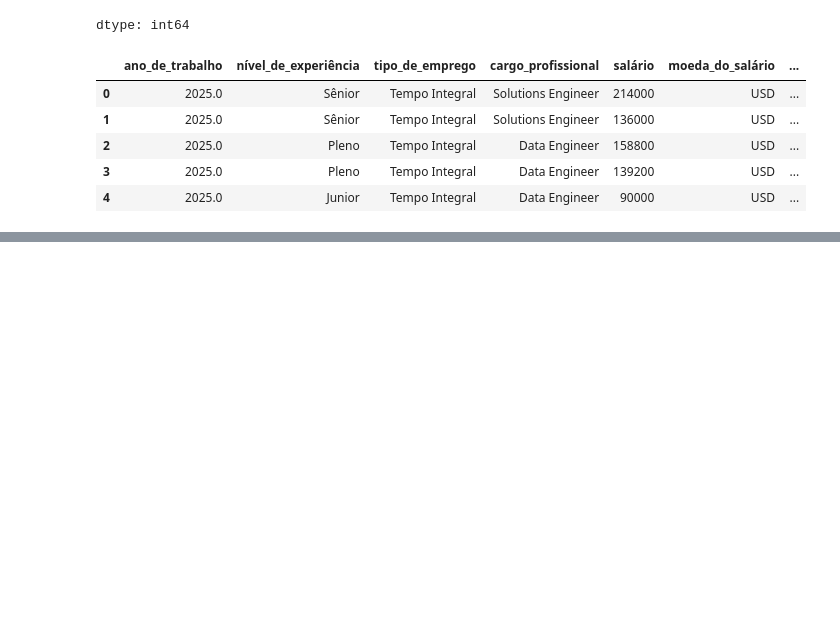
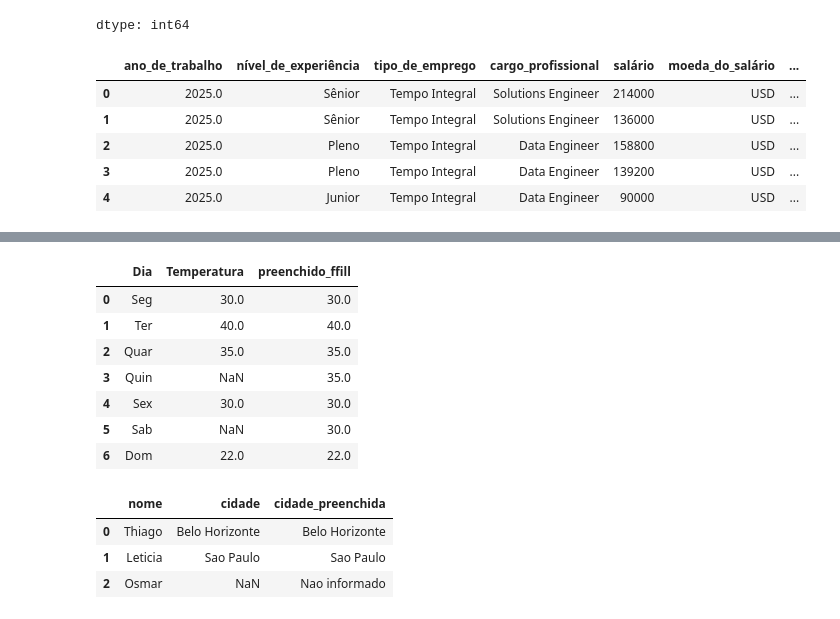
Before and after one commit to ThiagoVenturim/studying_python_data, a Jupyter notebook: Alura/AluraAula1.ipynb, the cells around one changed output, grey strips where cells are left out. Cells and saved outputs as stored; diff of their text form; code cells hidden in the pictures; blank space fills up the shorter version.

```diff
--- a/Alura/AluraAula1.ipynb
+++ b/Alura/AluraAula1.ipynb
@@ -195,0 +265,30 @@ df.describe(include = "object")
+# %%
+df_temperatura = pd.DataFrame({
+    "Dia": ["Seg", "Ter", "Quar", " Quin", "Sex", "Sab","Dom"],
+    "Temperatura": [30, 40, 35, np.nan, 30, np.nan, 22]
+})
+df_temperatura["preenchido_ffill"] = df_temperatura["Temperatura"].ffill() #ffill faz recoreencia
+
+df_temperatura
+# %% [output]
+|  | Dia | Temperatura | preenchido_ffill |
+| 0 | Seg | 30.0 | 30.0 |
+| 1 | Ter | 40.0 | 40.0 |
+| 2 | Quar | 35.0 | 35.0 |
+| 3 | Quin | NaN | 35.0 |
+| 4 | Sex | 30.0 | 30.0 |
+| 5 | Sab | NaN | 30.0 |
+| 6 | Dom | 22.0 | 22.0 |
+# %%
+df_cidade = pd.DataFrame ({
+    'nome': ["Thiago", "Leticia", "Osmar"],
+    'cidade': ["Belo Horizonte", "Sao Paulo", np.nan]
+})
+
+df_cidade["cidade_preenchida"]= df_cidade['cidade'].fillna("Nao informado")
+df_cidade
+# %% [output]
+|  | nome | cidade | cidade_preenchida |
+| 0 | Thiago | Belo Horizonte | Belo Horizonte |
+| 1 | Leticia | Sao Paulo | Sao Paulo |
+| 2 | Osmar | NaN | Nao informado |
```
Also changed, not shown: parts of 12 cells of this notebook.
